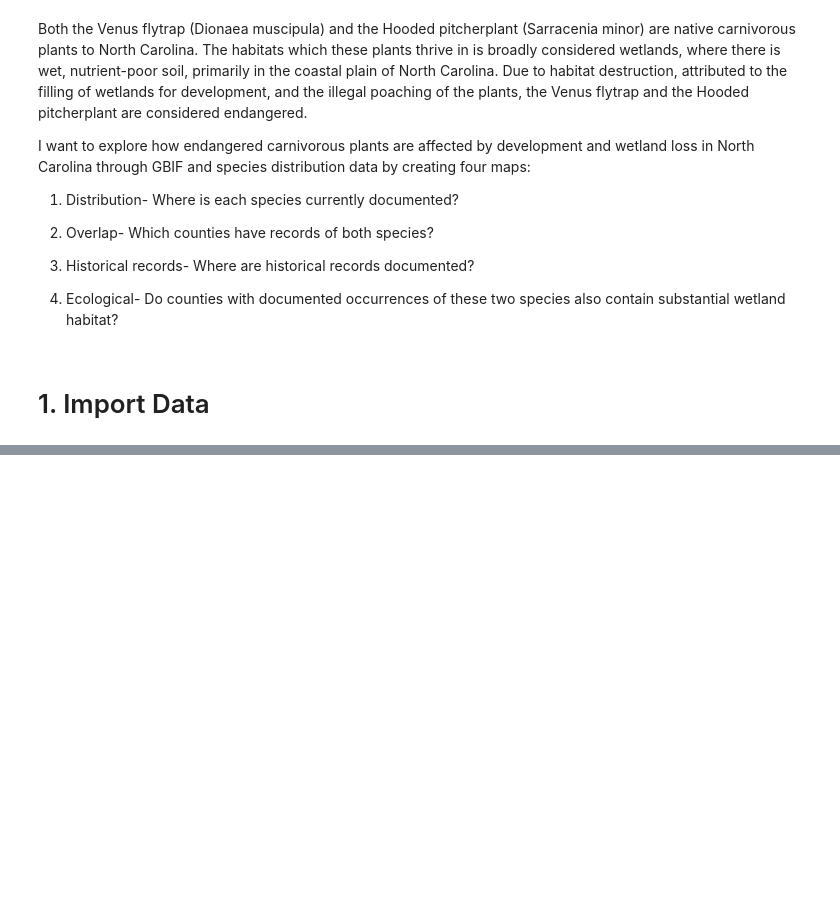
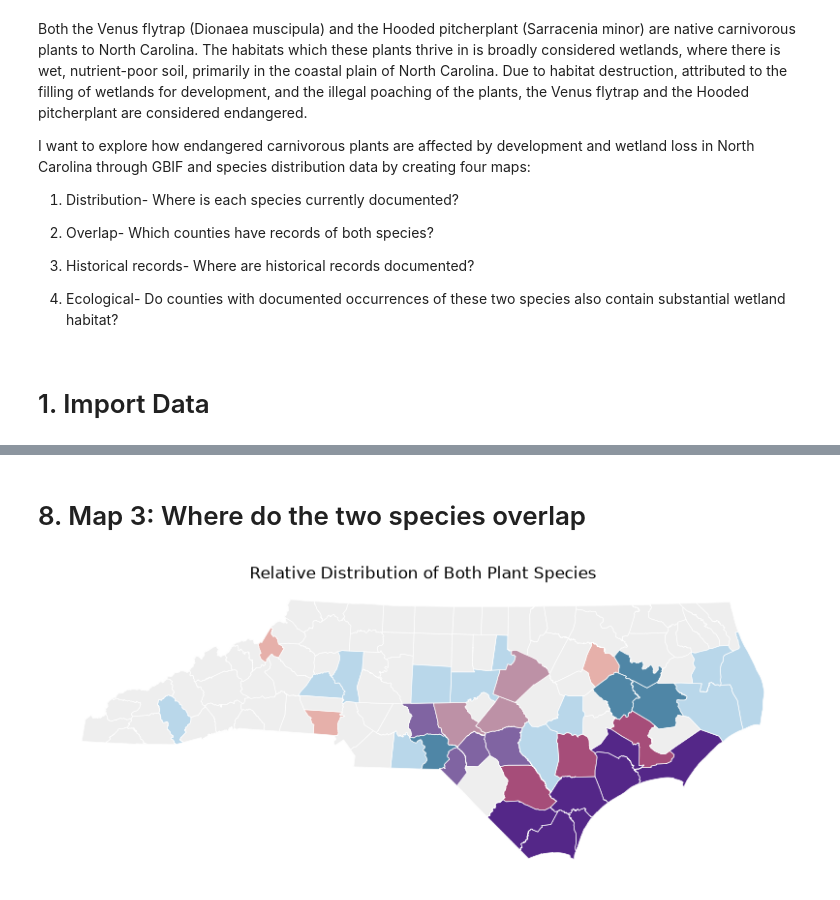
Before and after one commit to stromc485/geog592-stromc, a Jupyter notebook: homework/Week09/strom_charlotte_two_species_map.ipynb, the cells around one changed output, grey strips where cells are left out. Cells and saved outputs as stored; diff of their text form; code cells hidden in the pictures; blank space fills up the shorter version.

```diff
--- a/homework/Week09/strom_charlotte_two_species_map.ipynb
+++ b/homework/Week09/strom_charlotte_two_species_map.ipynb
@@ -69,0 +339,69 @@ FileNotFoundError: [Errno 2] No such file or directory: 'nhp-species-search-resu
+# %% [markdown]
+# 8. Map 3: Where do the two species overlap
+# %%
+def overlapMap(ax, nc_counties, counts):
+
+    bivariate = nc_counties.merge(
+        counts,
+        left_on="County",
+        right_index=True,
+        how="left"
+    )
+
+    species_columns = [
+        "Dionaea muscipula",
+        "Sarracenia flava"
+    ]
+
+    bivariate[species_columns] = (
+        bivariate[species_columns].fillna(0)
+    )
+
+    for name in species_columns:
+        values = bivariate[name]
+        positive = values[values > 0]
+
+        median = positive.median() if len(positive) else 0
+
+        bivariate[name + "_class"] = np.select(
+            [
+                values == 0,
+                (values > 0) & (values <= median)
+            ],
+            [0, 1],
+            default=2
+        )
+
+    # Rows = Venus flytrap; columns = yellow pitcher plant
+    palette = np.array([
+        ["#eeeeee", "#b9d7ea", "#4f86a6"],
+        ["#e6b0aa", "#bd91a6", "#8064a2"],
+        ["#c0392b", "#a64d79", "#542788"]
+    ])
+
+    bivariate["color"] = [
+        palette[venus, pitcher]
+        for venus, pitcher in zip(
+            bivariate["Dionaea muscipula_class"],
+            bivariate["Sarracenia flava_class"]
+        )
+    ]
+
+    bivariate.plot(
+        color=bivariate["color"],
+        edgecolor="white",
+        linewidth=0.5,
+        ax=ax
+    )
+
+    ax.set_title("Relative Distribution of Both Plant Species")
+    ax.set_axis_off()
+
+    return ax
+
+
+fig, ax = plt.subplots(figsize=(10, 8))
+overlapMap(ax, nc_counties, counts)
+plt.show()
+# %% [output]
+[figure, added]
```
Also changed, not shown: parts of 19 cells of this notebook, 14 other files.
